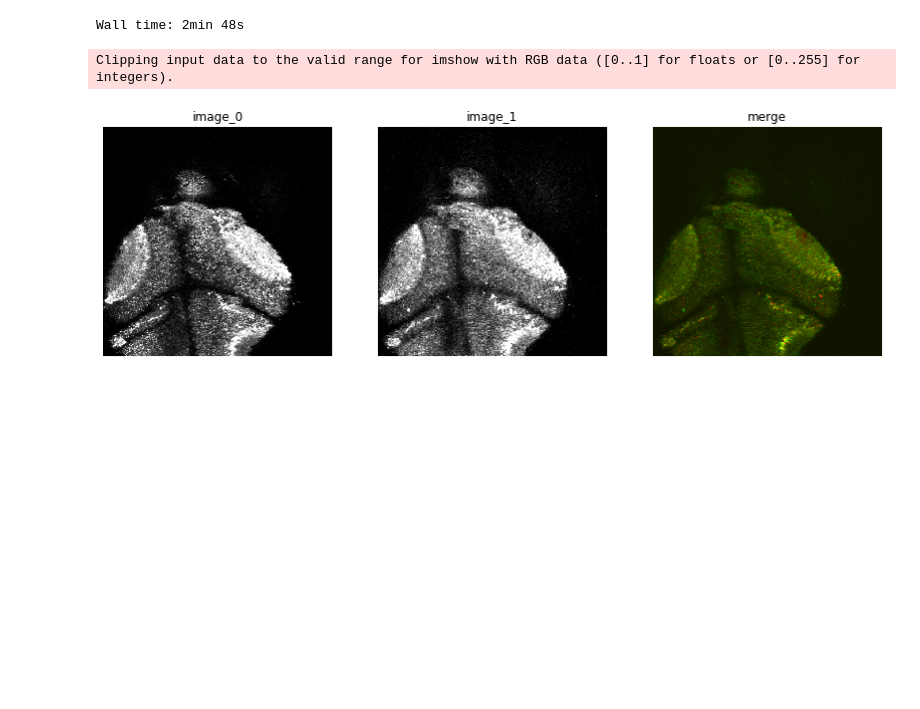
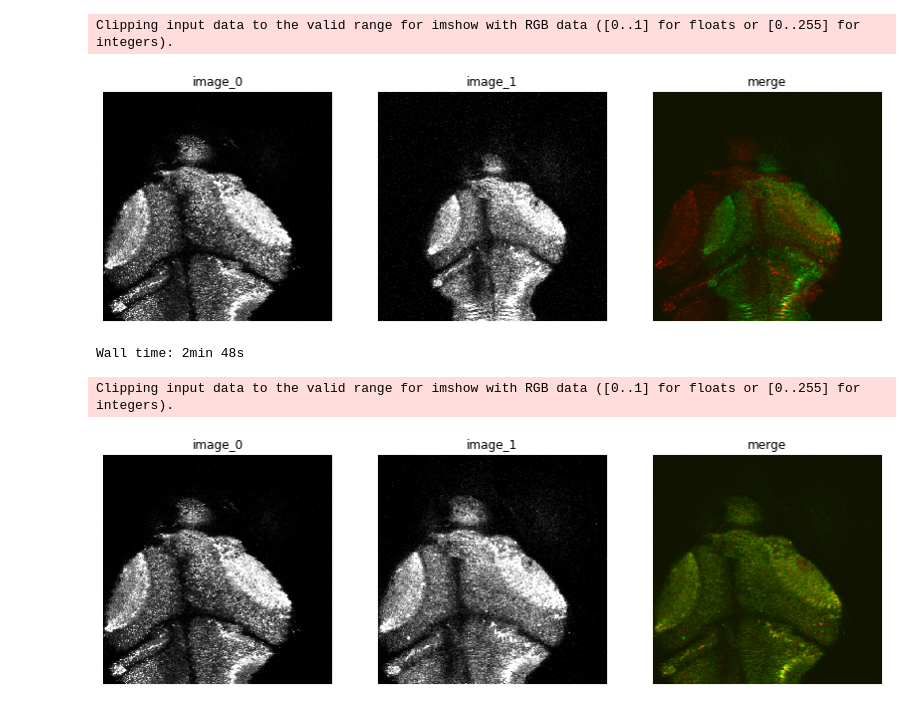
Before and after one commit to Naumann-Lab/caImageAnalysis, a Jupyter notebook: examples/Alignment example.ipynb, the cells around one changed output. Cells and saved outputs as stored; diff of their text form; code cells hidden in the pictures; blank space fills up the shorter version.

Commit message:
update to show before registration

```diff
--- a/examples/Alignment example.ipynb
+++ b/examples/Alignment example.ipynb
@@ -18,6 +18,25 @@ paths = [r'D:\Data\Imaging\2022\max_ref_images\AVG_path01_slice2c.ch2.tif',
          r'D:\Data\Imaging\2022\max_ref_images\AVG_path2_slices_-135_-145d.ch2-0005.tif']
 
 images = [sitkalignment.load_image(p) for p in paths]
+# %%
+fig, ax = plt.subplots(1,3, figsize=(14,6))
+
+ax[0].imshow(images[0], cmap='gray', vmax=np.percentile(images[0], 97), vmin=np.percentile(images[0], 30))
+ax[1].imshow(images[1], cmap='gray', vmax=np.percentile(images[1], 97), vmin=np.percentile(images[1], 30))
+
+[a.axis('off') for a in ax]
+
+merge = np.zeros((images[0].shape[0], images[0].shape[1], 3)) # assumes same size images
+merge[:,:,0] = 2 * images[0]/images[0].max()
+merge[:,:,1] = 2 * images[1]/images[1].max()
+ax[-1].imshow(merge)
+
+[ax[n].set_title(f'image_{n}') for n in range(len(ax))]
+ax[-1].set_title('merge')
+plt.show()
+# %% [output]
+Clipping input data to the valid range for imshow with RGB data ([0..1] for floats or [0..255] for integers).
+[figure, added]
 # %%
 %%time
 
```
